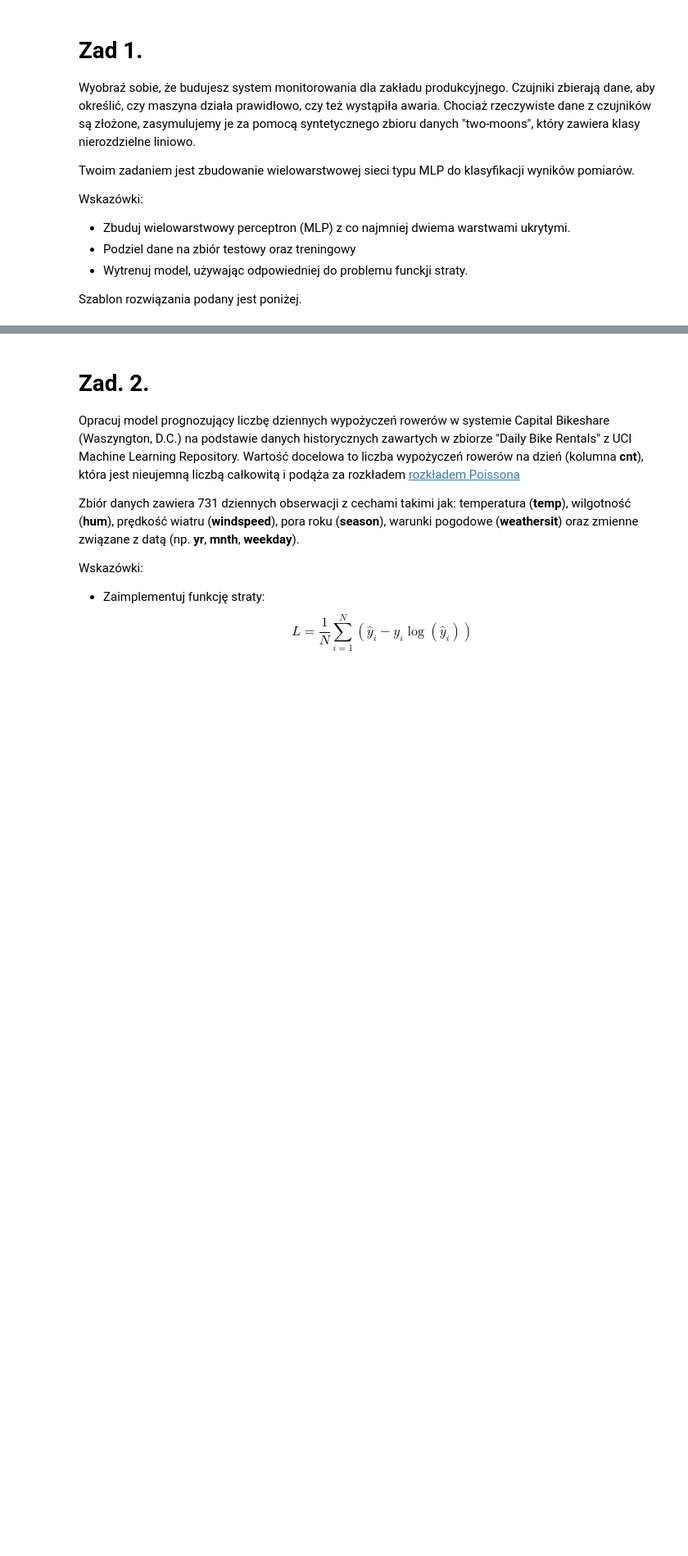
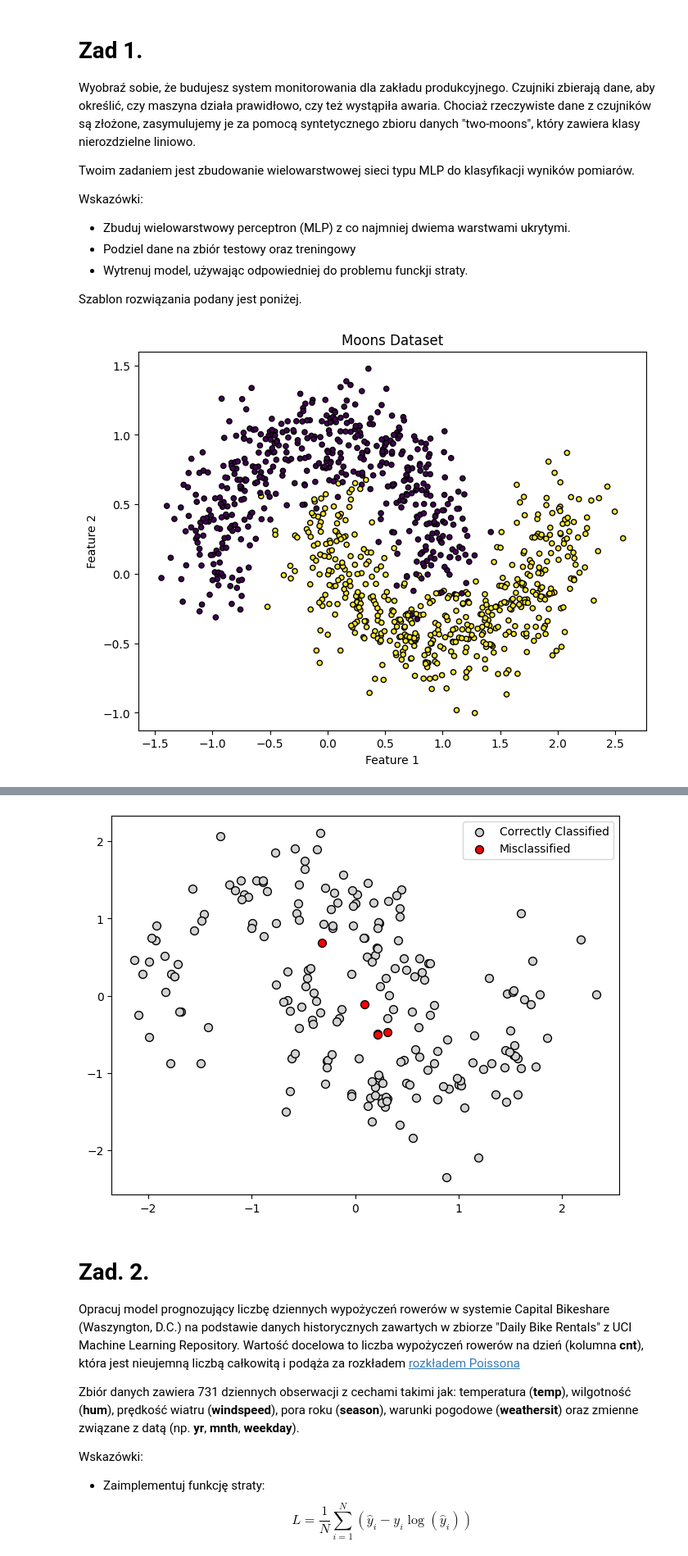
Before and after one commit to janbanot/msc-cs-code, a Jupyter notebook: sem3/DL/DL_2025_Lab2-2.ipynb, the cells around one changed output, grey strips where cells are left out. Shown at 82% size. Cells and saved outputs as stored; diff of their text form; code cells hidden in the pictures; blank space fills up the shorter version.

```diff
--- a/sem3/DL/DL_2025_Lab2-2.ipynb
+++ b/sem3/DL/DL_2025_Lab2-2.ipynb
@@ -33,49 +33,104 @@ plt.xlabel("Feature 1")
 plt.ylabel("Feature 2")
 plt.show()
 
+# Skalowanie danych
+scaler = StandardScaler()
+X_scaled = scaler.fit_transform(X)
+
 # TODO: podział danych na zb. treningowy oraz testowy
+# 80% trening, 20% testy
+X_train, X_test, y_train, y_test = train_test_split(X_scaled, y, test_size=0.2, random_state=42)
+
+# Konwersja do tensorów PyTorch
+X_train = torch.FloatTensor(X_train)
+X_test = torch.FloatTensor(X_test)
+# .FloatTensor() dla etykiet, ponieważ funkcja straty BCELoss tego oczekuje
+# .view(-1, 1) zmienia kształt z [800] na [800, 1], aby pasował do wyjścia sieci
+y_train = torch.FloatTensor(y_train).view(-1, 1)
+y_test = torch.FloatTensor(y_test).view(-1, 1)
+
 
 class MLP(nn.Module):
     def __init__(self):
         super(MLP, self).__init__()
         # TODO: Warstwy sieci
+        # Warstwa 1: 2 wejścia (cechy), 16 wyjść (neuronów)
+        self.hidden1 = nn.Linear(2, 16)
+        # Warstwa 2: 16 wejść, 8 wyjść
+        self.hidden2 = nn.Linear(16, 8)
+        # Warstwa wyjściowa: 8 wejść, 1 wyjście
+        self.output = nn.Linear(8, 1)
+
+        # Funkcje aktywacji
+        self.relu = nn.ReLU()
+        self.sigmoid = nn.Sigmoid()
 
     def forward(self, x):
         # TODO: Obliczenia fazy "w przód"
-        return torch.zeros_like(x[-1])
+        # Przepływ: warstwa1 -> relu -> warstwa2 -> relu -> wyjście -> sigmoid
+        x = self.relu(self.hidden1(x))
+        x = self.relu(self.hidden2(x))
+        x = self.sigmoid(self.output(x))
+        return x
 
 model = MLP()
+print(model)
+
+# Definicja funkcji straty
+criterion = nn.BCELoss()
+
+# Definicja optymalizatora
+optimizer = optim.Adam(model.parameters(), lr=0.01)
 
 # Trening
 for epoch in range(100):
     # TODO
+    # 0. Ustawiamy model w tryb treningu
+    model.train()
+
+    # 1. Forward pass
+    y_pred = model(X_train)
+
+    # 2. Loss function
+    loss = criterion(y_pred, y_train)
+
+    # 3. Zero Grad
+    optimizer.zero_grad()
+
+    # 4. Backward pass
+    loss.backward()
+
+    # 5. Weights update
+    optimizer.step()
 
     if (epoch+1) % 10 == 0:
         print(f"Epoch [{epoch+1}/100], Loss: {loss.item():.4f}")
 
 
 # Ewaluacja modelu
 model.eval()
 with torch.no_grad():
     y_pred = model(X_test)
     y_pred_class = (y_pred > 0.5).float()
     accuracy = (y_pred_class == y_test).float().mean()
     print(f"Test Accuracy: {accuracy.item():.4f}")
 
 
 # Wykres poprawnie / niepoprawnie sklasyfikowanych punktów danych
 with torch.no_grad():
     correct_idx = (y_pred_class == y_test).view(-1).numpy()
     misclassified_idx = (y_pred_class != y_test).view(-1).numpy()
     X_test_np = X_test.numpy()
     y_test_np = y_test.numpy().flatten()
 
 plt.figure(figsize=(8, 6))
 # Poprawna klasyfikacja -- kolor szary
 plt.scatter(X_test_np[correct_idx, 0], X_test_np[correct_idx, 1],
             c='lightgray', label='Correctly Classified', s=50, edgecolor='k')
 # Błędna -- kolor czerwony
 plt.scatter(X_test_np[misclassified_idx, 0], X_test_np[misclassified_idx, 1],
             c='red', label='Misclassified', s=50, edgecolor='k')
 plt.legend()
 plt.show()
+# %% [output]
+[figure, added]
@@ -82,3 +155,4 @@ plt.show()
+[figure, added]
 # %% [markdown]
 # Zad. 2.
 
```
Also changed, not shown: parts of 15 cells of this notebook.
